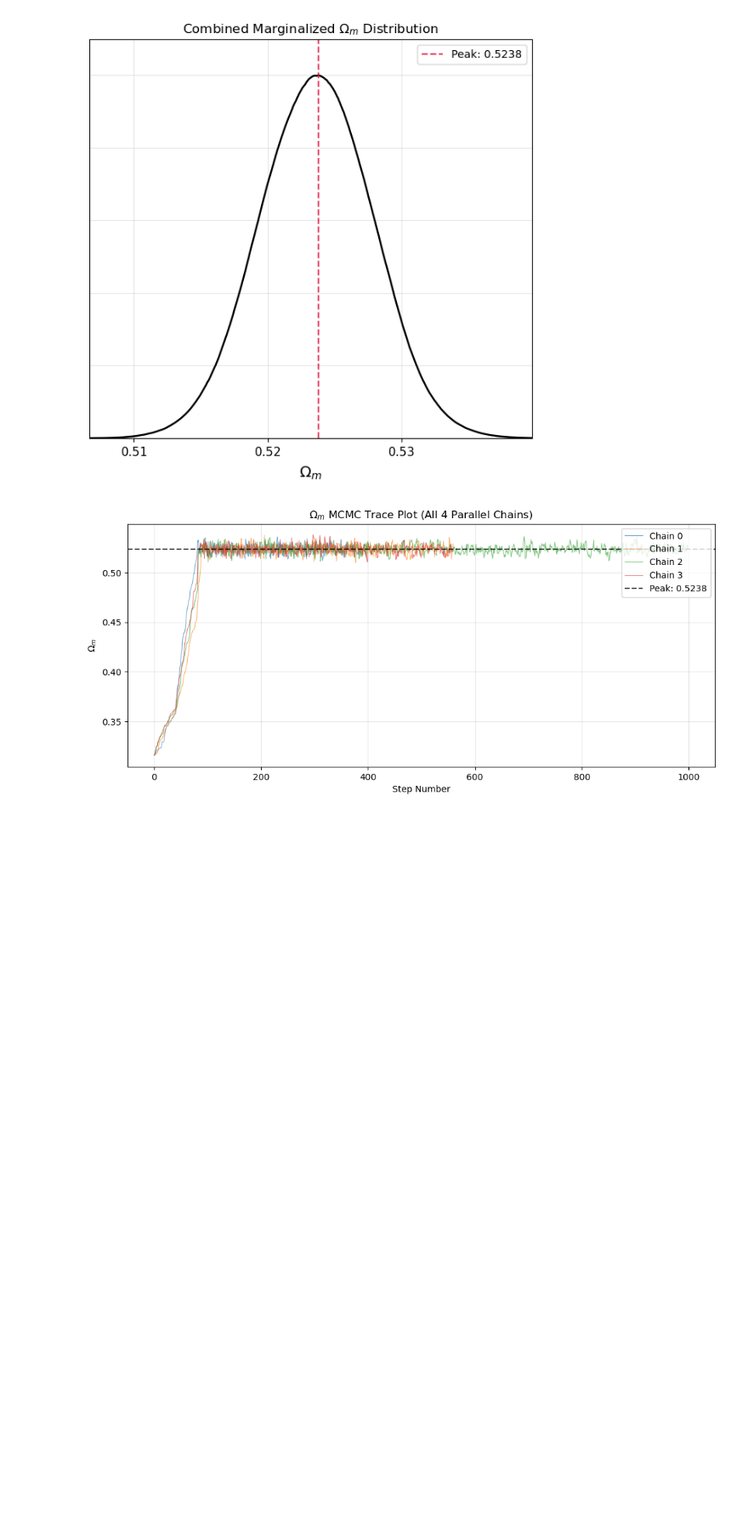
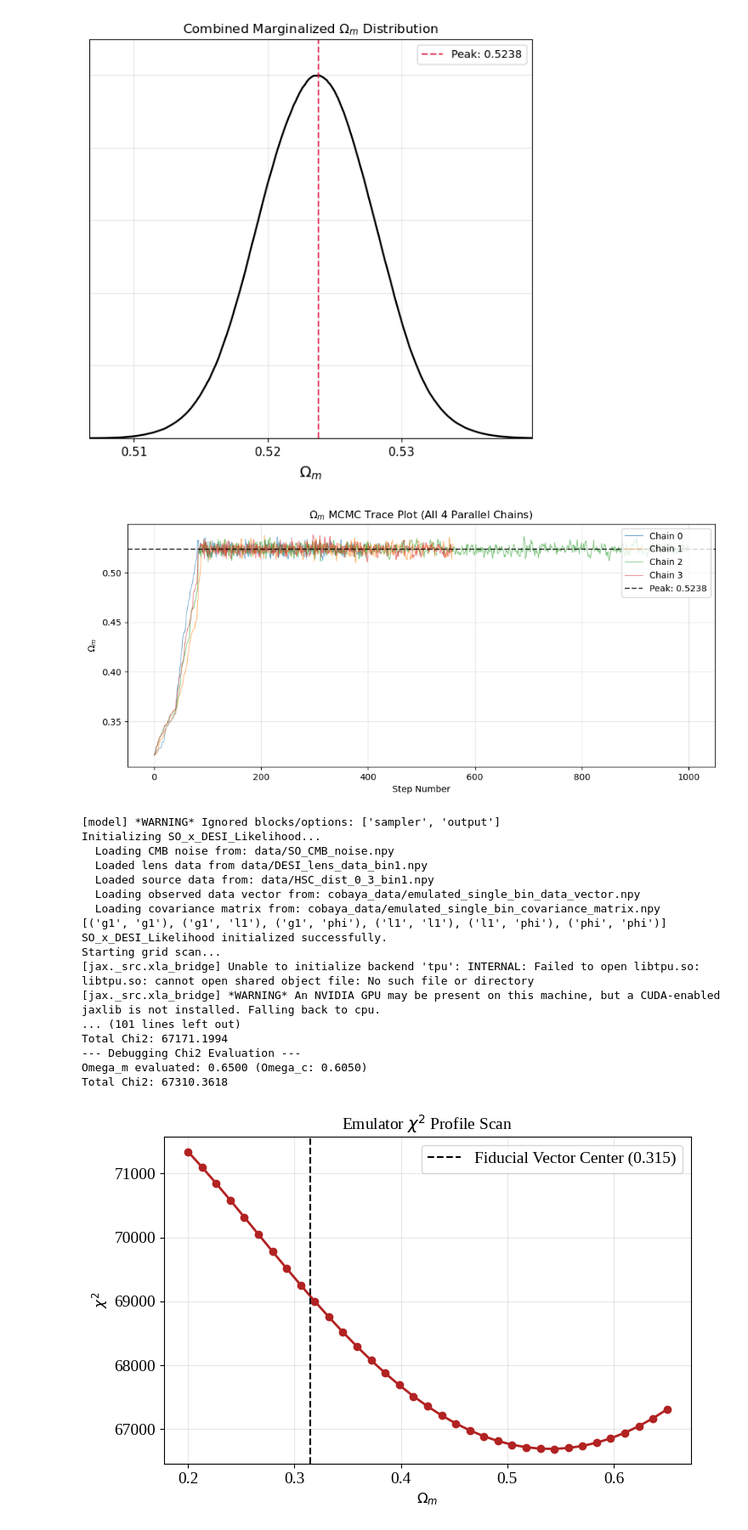
Before and after one commit to lia-lubit/DESIxSO, a Jupyter notebook: forecasting.ipynb, the cells around one changed output. Shown at 85% size. Drawn from its saved outputs; the diff is of its cells as text; code cells hidden in the pictures; blank space fills up the shorter version.

Commit message:
emulator debugging and chi2 calcs

```diff
--- a/forecasting.ipynb
+++ b/forecasting.ipynb
@@ -1687,0 +1732,57 @@ The peak of the Omega_m distribution is at: 0.5238
+# %%
+# get chi2 values for omega_m using emulated likelihood
+
+info = "yaml/emulated_bin1_omega_m_likelihood.yaml"
+model = get_model(info)
+like_object = model.likelihood["functions_and_classes.SO_x_DESI_Likelihood_w_emulator"]
+
+# define omega_m grid
+omega_m_grid = np.linspace(0.20, 0.65, 35)
+chi2_values = []
+
+# 4. Loop through the grid and evaluate the chi2
+print("Starting grid scan...")
+for om in omega_m_grid:
+    # pass the target parameter along with your fiducial values
+    # profile_chi2 function will automatically compute Omega_c = Omega_m - Omega_b inside
+    chi2 = like_object.profile_chi2(
+        Omega_m=om,
+        Omega_b=0.045,
+        h=0.674,
+        A_s=2.105e-9,
+        n_s=0.96,
+        w0=-1.0,
+        wa=0.0,
+        Omega_k=0.0
+    )
+    chi2_values.append(chi2)
+
+# plot
+plt.figure(figsize=(8, 5))
+plt.plot(omega_m_grid, chi2_values, marker='o', color='firebrick', lw=2)
+plt.axvline(0.315, color='black', linestyle='--', label='Fiducial Vector Center (0.315)')
+plt.xlabel(r"$\Omega_m$", fontsize=12)
+plt.ylabel(r"$\chi^2$", fontsize=12)
+plt.title(r"Emulator $\chi^2$ Profile Scan", fontsize=14)
+plt.grid(True, alpha=0.3)
+plt.legend()
+plt.show()
+# %% [output]
+[model] *WARNING* Ignored blocks/options: ['sampler', 'output']
+Initializing SO_x_DESI_Likelihood...
+  Loading CMB noise from: data/SO_CMB_noise.npy
+  Loaded lens data from data/DESI_lens_data_bin1.npy
+  Loaded source data from: data/HSC_dist_0_3_bin1.npy
+  Loading observed data vector from: cobaya_data/emulated_single_bin_data_vector.npy
+  Loading covariance matrix from: cobaya_data/emulated_single_bin_covariance_matrix.npy
+[('g1', 'g1'), ('g1', 'l1'), ('g1', 'phi'), ('l1', 'l1'), ('l1', 'phi'), ('phi', 'phi')]
+SO_x_DESI_Likelihood initialized successfully.
+Starting grid scan...
+[jax._src.xla_bridge] Unable to initialize backend 'tpu': INTERNAL: Failed to open libtpu.so: libtpu.so: cannot open shared object file: No such file or directory
+[jax._src.xla_bridge] *WARNING* An NVIDIA GPU may be present on this machine, but a CUDA-enabled jaxlib is not installed. Falling back to cpu.
+... (101 lines left out)
+Total Chi2: 67171.1994
+--- Debugging Chi2 Evaluation ---
+Omega_m evaluated: 0.6500 (Omega_c: 0.6050)
+Total Chi2: 67310.3618
+[figure, added]
```
Also changed, not shown: parts of 7 cells of this notebook, 7 other files.
